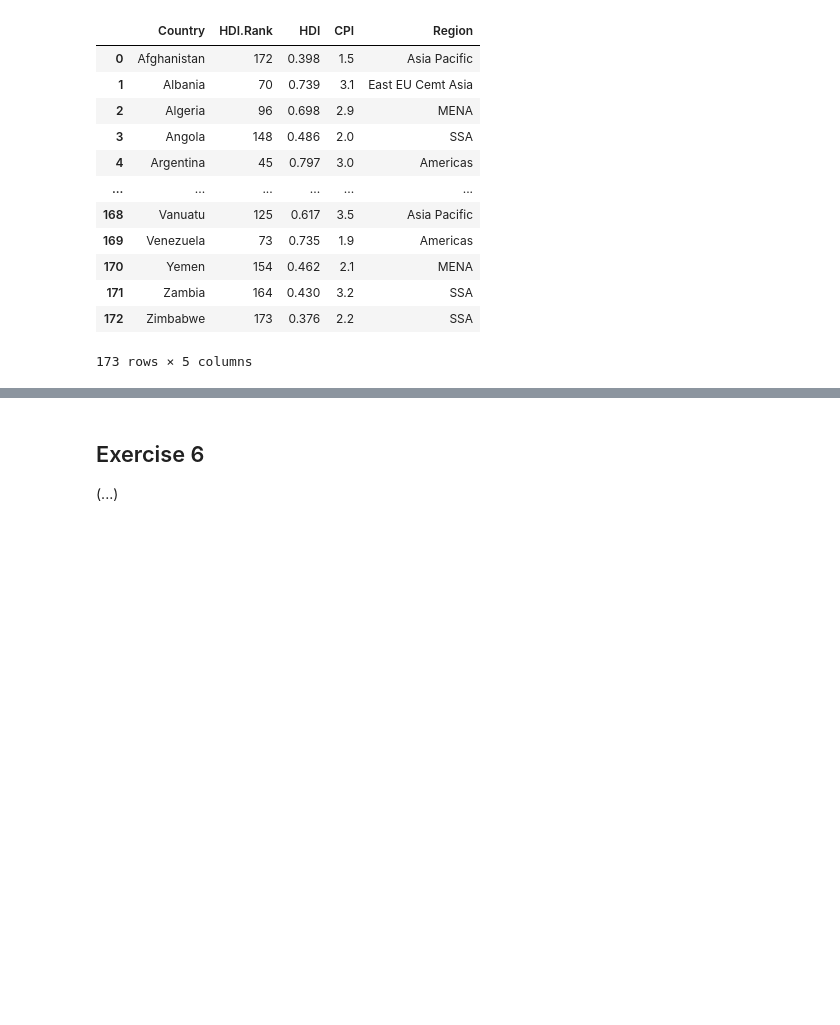
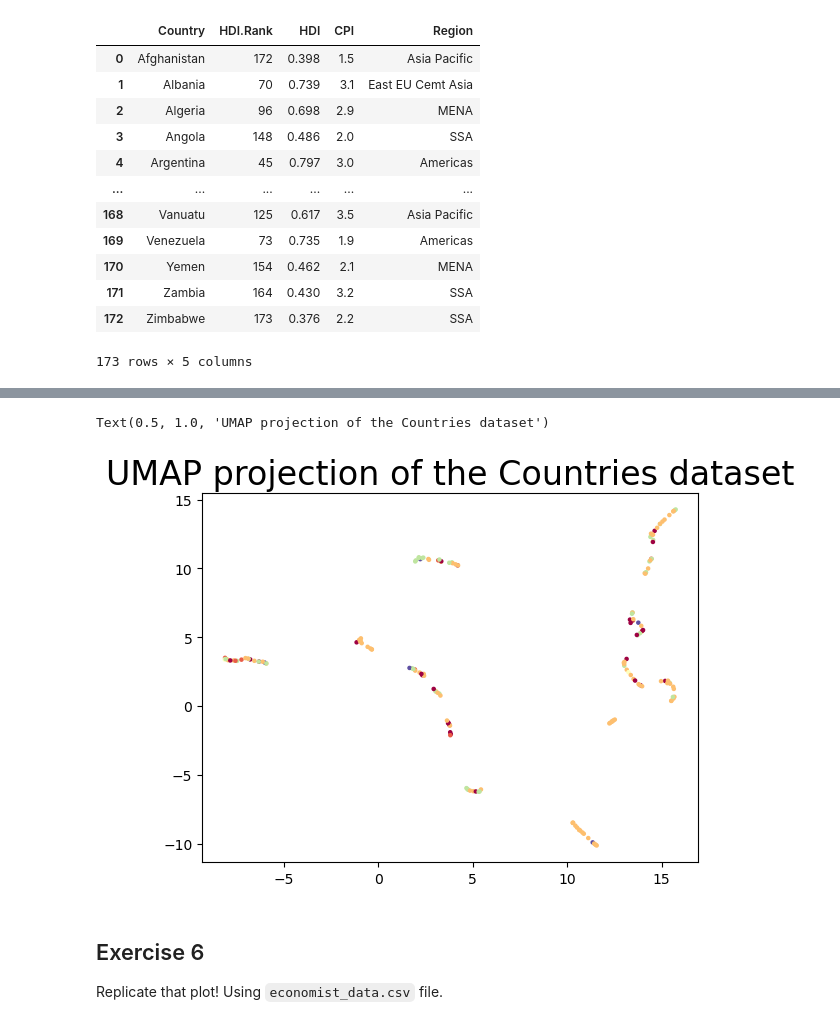
Before and after one commit to cassolseba/data-visualization-lab, a Jupyter notebook: past_exams/2020.06.12_dvl/2020.06.12_try/2020.06.12_try.ipynb, the cells around one changed output, grey strips where cells are left out. Drawn from its saved outputs; the diff is of its cells as text; code cells hidden in the pictures; blank space fills up the shorter version.

```diff
--- a/past_exams/2020.06.12_dvl/2020.06.12_try/2020.06.12_try.ipynb
+++ b/past_exams/2020.06.12_dvl/2020.06.12_try/2020.06.12_try.ipynb
@@ -62,3 +257,16 @@ countries = data.Country.unique().tolist()
+# %%
+plt.scatter(
+    trans2[:, 0],
+    trans2[:, 1],
+    s=5,
+    c=climate,
+    cmap='Spectral'
+)
+
+plt.title('UMAP projection of the Countries dataset', fontsize=24)
+# %% [output]
+Text(0.5, 1.0, 'UMAP projection of the Countries dataset')
+[figure, added]
 # %% [markdown]
 ## Exercise 6
-(...)
+Replicate that plot! Using `economist_data.csv` file.
```
Also changed, not shown: parts of 33 cells of this notebook.
